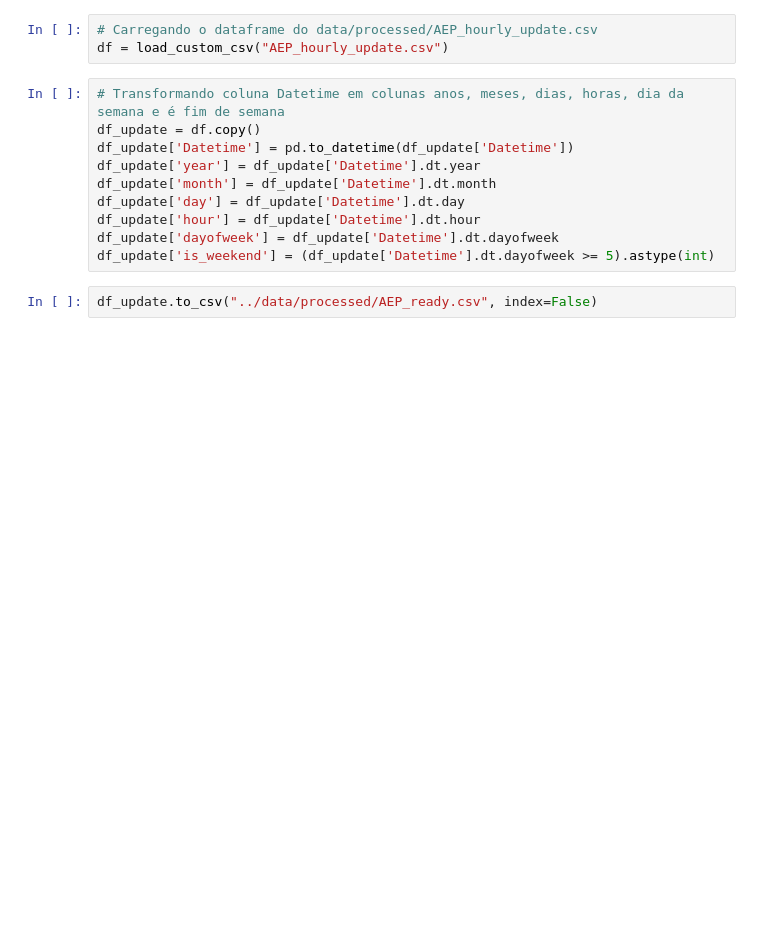
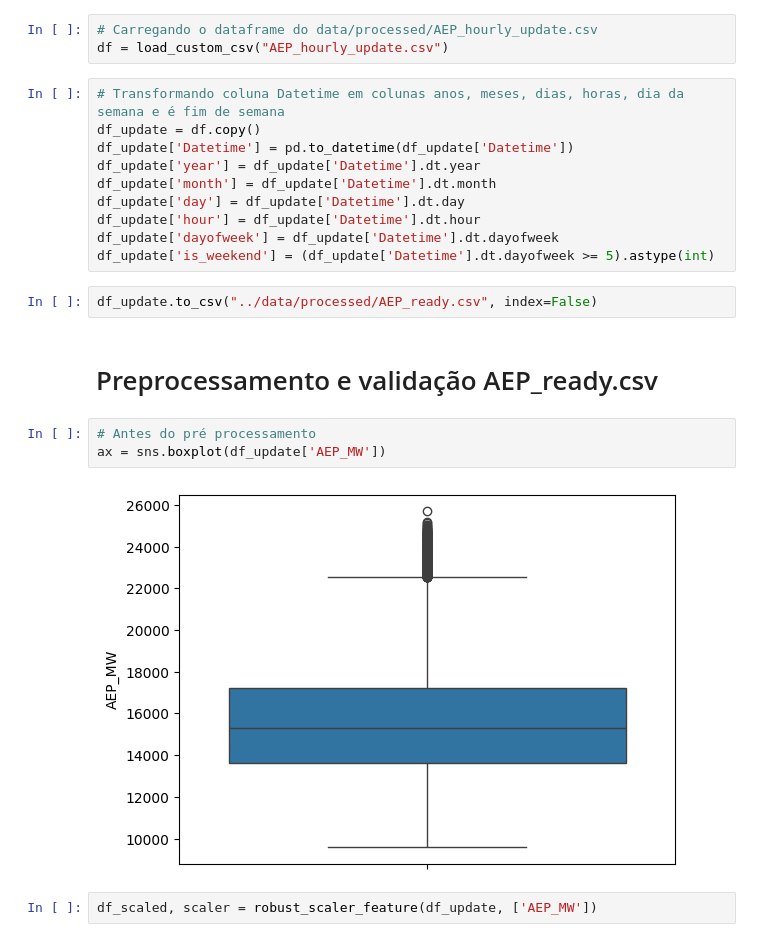
Before and after one commit to Joao-gui/EnergyForecast, a Jupyter notebook: notebooks/02_preprocessamento.ipynb, the cells around one changed output. Cells and saved outputs as stored; diff of their text form; blank space fills up the shorter version.

Commit message:
preprocessamento - ok

```diff
--- a/notebooks/02_preprocessamento.ipynb
+++ b/notebooks/02_preprocessamento.ipynb
@@ -25,3 +27,12 @@ df_update['dayofweek'] = df_update['Datetime'].dt.dayofweek
 df_update['is_weekend'] = (df_update['Datetime'].dt.dayofweek >= 5).astype(int)
 # %%
 df_update.to_csv("../data/processed/AEP_ready.csv", index=False)
+# %% [markdown]
+# Preprocessamento e validação AEP_ready.csv
+# %%
+# Antes do pré processamento
+ax = sns.boxplot(df_update['AEP_MW'])
+# %% [output]
+[figure, added]
+# %%
+df_scaled, scaler = robust_scaler_feature(df_update, ['AEP_MW'])
```
Also changed, not shown: parts of 3 cells of this notebook, 3 other files.
